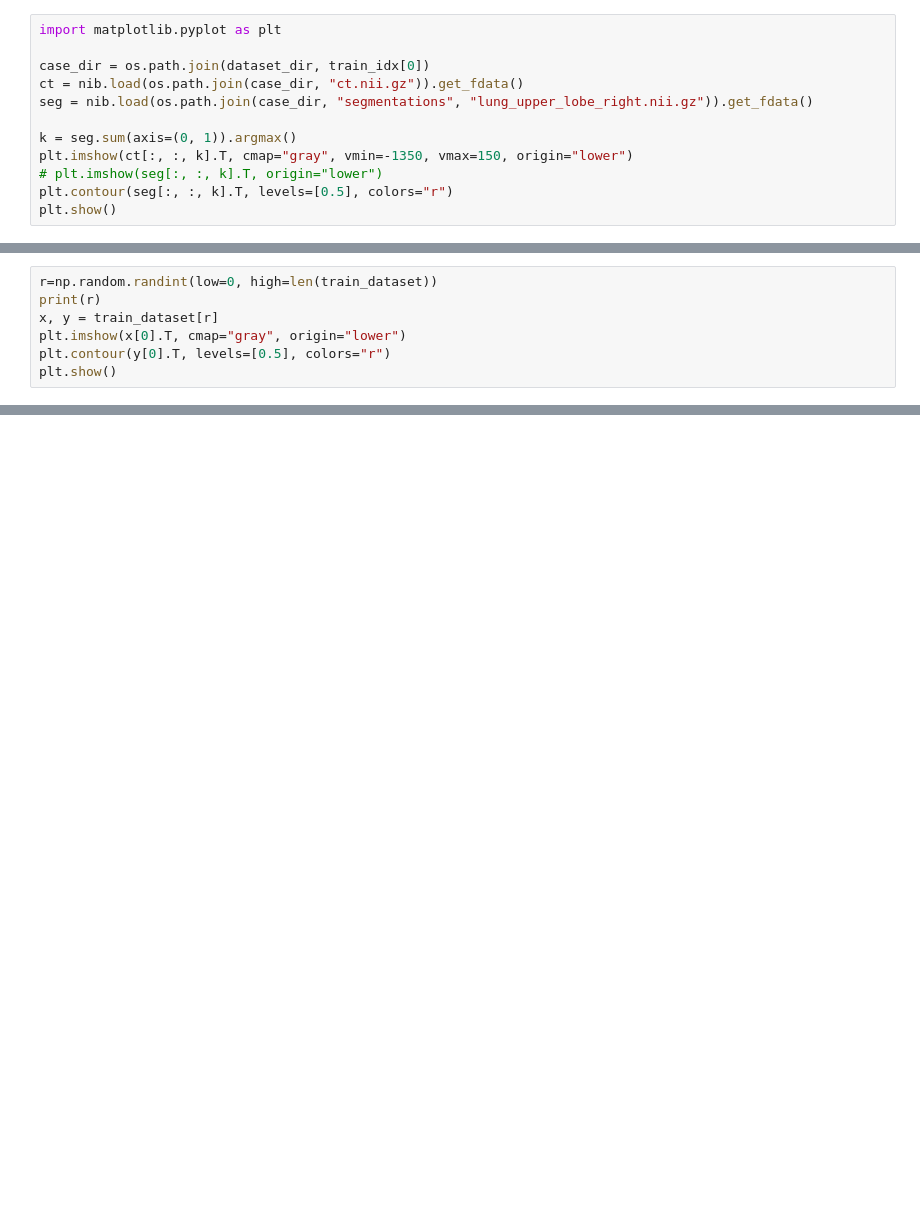
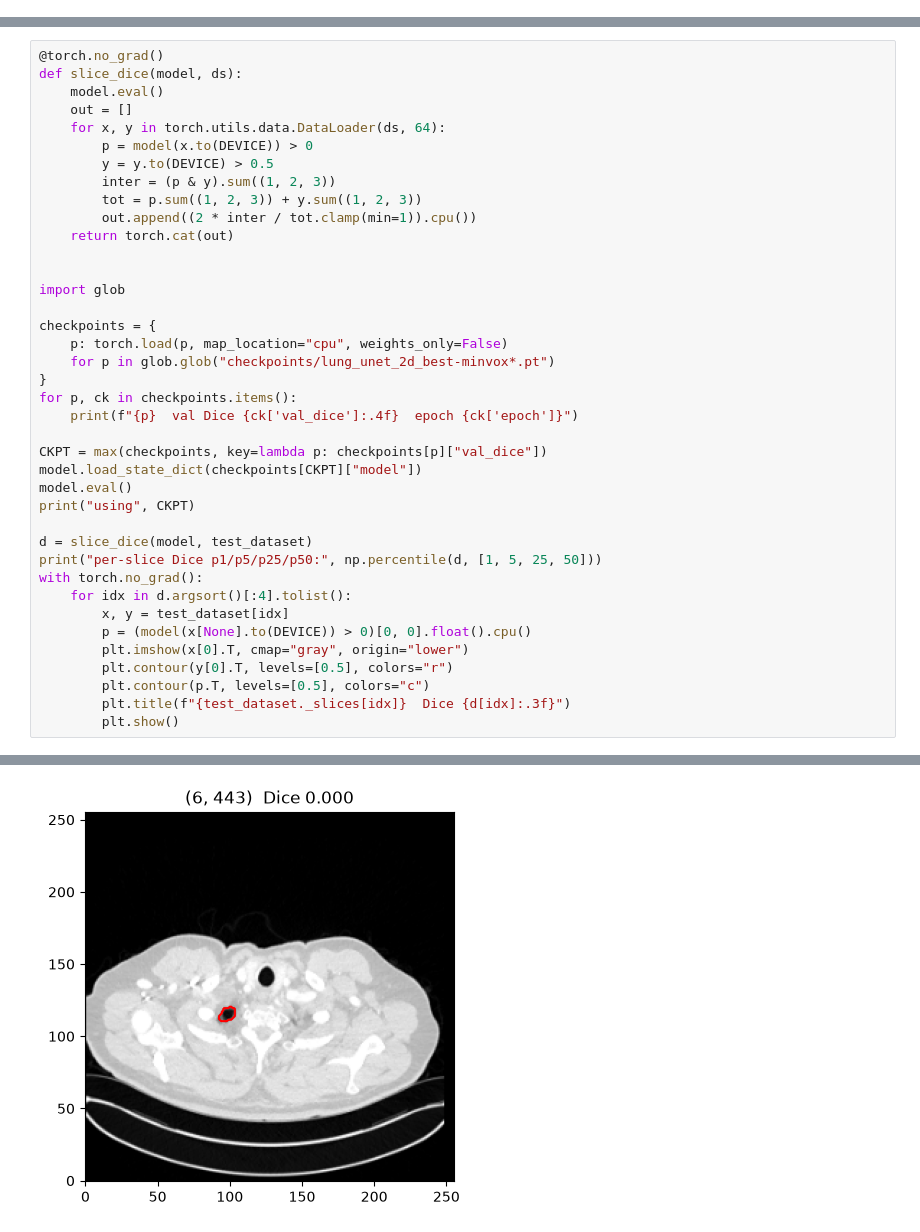
Before and after one commit to pg-weti-projects/3d-object-segmentation, a Jupyter notebook: torch/train_u-net-2d.ipynb, the cells around one changed output, grey strips where cells are left out. Saved outputs shown, nothing was run; the diff lists cells and outputs as text; blank space fills up the shorter version.

Commit message:
feat: lung pre-training

```diff
--- a/torch/train_u-net-2d.ipynb
+++ b/torch/train_u-net-2d.ipynb
@@ -41,12 +50,0 @@ print(len(train_idx), len(test_idx), len(val_idx))
-# %%
-import matplotlib.pyplot as plt
-
-case_dir = os.path.join(dataset_dir, train_idx[0])
-ct = nib.load(os.path.join(case_dir, "ct.nii.gz")).get_fdata()
-seg = nib.load(os.path.join(case_dir, "segmentations", "lung_upper_lobe_right.nii.gz")).get_fdata()
-
-k = seg.sum(axis=(0, 1)).argmax()
-plt.imshow(ct[:, :, k].T, cmap="gray", vmin=-1350, vmax=150, origin="lower")
-# plt.imshow(seg[:, :, k].T, origin="lower")
-plt.contour(seg[:, :, k].T, levels=[0.5], colors="r")
-plt.show()
@@ -138,7 +128,0 @@ val_dataset = LungDataset(val_idx, dataset_dir)
-# %%
-r=np.random.randint(low=0, high=len(train_dataset))
-print(r)
-x, y = train_dataset[r]
-plt.imshow(x[0].T, cmap="gray", origin="lower")
-plt.contour(y[0].T, levels=[0.5], colors="r")
-plt.show()
@@ -147,0 +235,40 @@ plt.show()
+# %%
+@torch.no_grad()
+def slice_dice(model, ds):
+    model.eval()
+    out = []
+    for x, y in torch.utils.data.DataLoader(ds, 64):
+        p = model(x.to(DEVICE)) > 0
+        y = y.to(DEVICE) > 0.5
+        inter = (p & y).sum((1, 2, 3))
+        tot = p.sum((1, 2, 3)) + y.sum((1, 2, 3))
+        out.append((2 * inter / tot.clamp(min=1)).cpu())
+    return torch.cat(out)
+
+
+import glob
+
+checkpoints = {
+    p: torch.load(p, map_location="cpu", weights_only=False)
+    for p in glob.glob("checkpoints/lung_unet_2d_best-minvox*.pt")
+}
+for p, ck in checkpoints.items():
+    print(f"{p}  val Dice {ck['val_dice']:.4f}  epoch {ck['epoch']}")
+
+CKPT = max(checkpoints, key=lambda p: checkpoints[p]["val_dice"])
+model.load_state_dict(checkpoints[CKPT]["model"])
+model.eval()
+print("using", CKPT)
+
+d = slice_dice(model, test_dataset)
+print("per-slice Dice p1/p5/p25/p50:", np.percentile(d, [1, 5, 25, 50]))
+with torch.no_grad():
+    for idx in d.argsort()[:4].tolist():
+        x, y = test_dataset[idx]
+        p = (model(x[None].to(DEVICE)) > 0)[0, 0].float().cpu()
+        plt.imshow(x[0].T, cmap="gray", origin="lower")
+        plt.contour(y[0].T, levels=[0.5], colors="r")
+        plt.contour(p.T, levels=[0.5], colors="c")
+        plt.title(f"{test_dataset._slices[idx]}  Dice {d[idx]:.3f}")
+        plt.show()
+# %% [output]
@@ -147,0 +279 @@ plt.show()
+[figure, added]
```
Also changed, not shown: parts of 8 cells of this notebook.
